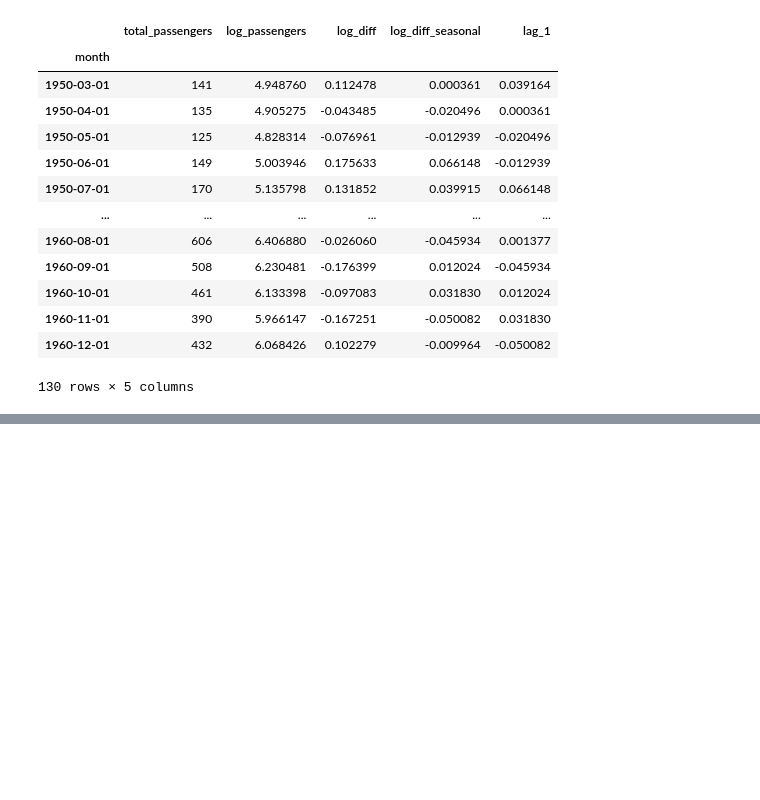
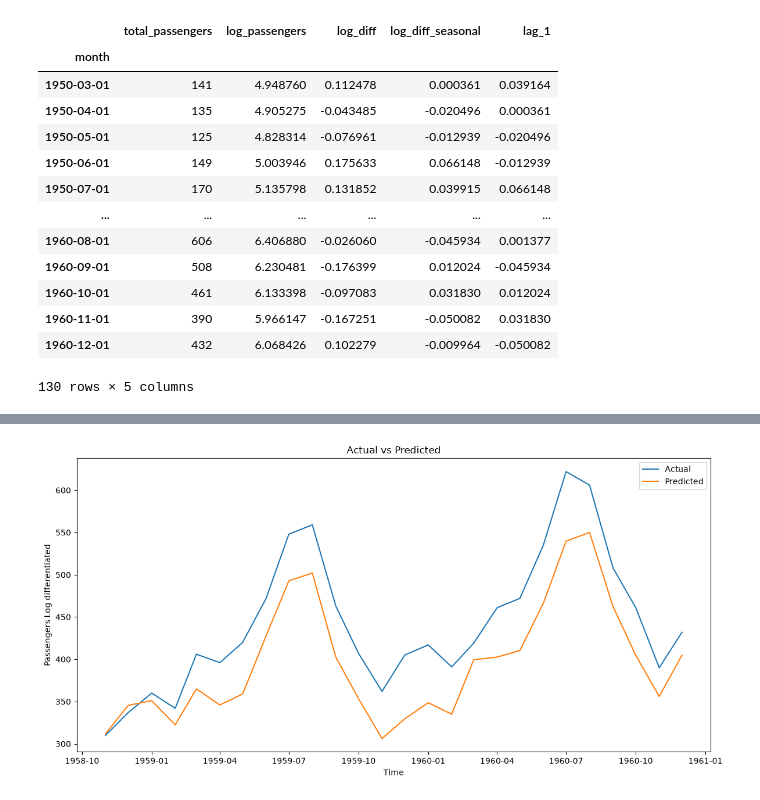
Before and after one commit to G-Gakii/air_passengers_prediction, a Jupyter notebook: notebook/02_linear_regression.ipynb, the cells around one changed output, grey strips where cells are left out. Cells and saved outputs as stored; diff of their text form; code cells hidden in the pictures; blank space fills up the shorter version.

```diff
--- a/notebook/02_linear_regression.ipynb
+++ b/notebook/02_linear_regression.ipynb
@@ -106,0 +246,5 @@ df
+# %%
+test_result=pd.DataFrame({"Actual":original_y_test,"predicted":pasenger_pred_test},index=y_test.index)
+test_result
+# fig,ax=plt.subplots(figsize=(9,5))
+# ax.plot()
@@ -106,0 +270,12 @@ df
+# %%
+fig,ax=plt.subplots(figsize=(12,6))
+ax.plot(test_result.index,test_result["Actual"],label="Actual")
+ax.plot(test_result.index,test_result["predicted"],label="Predicted")
+ax.set_xlabel("Time")
+ax.set_ylabel("Passengers Log differentiated")
+ax.set_title("Actual vs Predicted")
+ax.legend()
+plt.tight_layout()
+plt.show()
+# %% [output]
+[figure, added]
```
Also changed, not shown: parts of 30 cells of this notebook, 1 other file.
